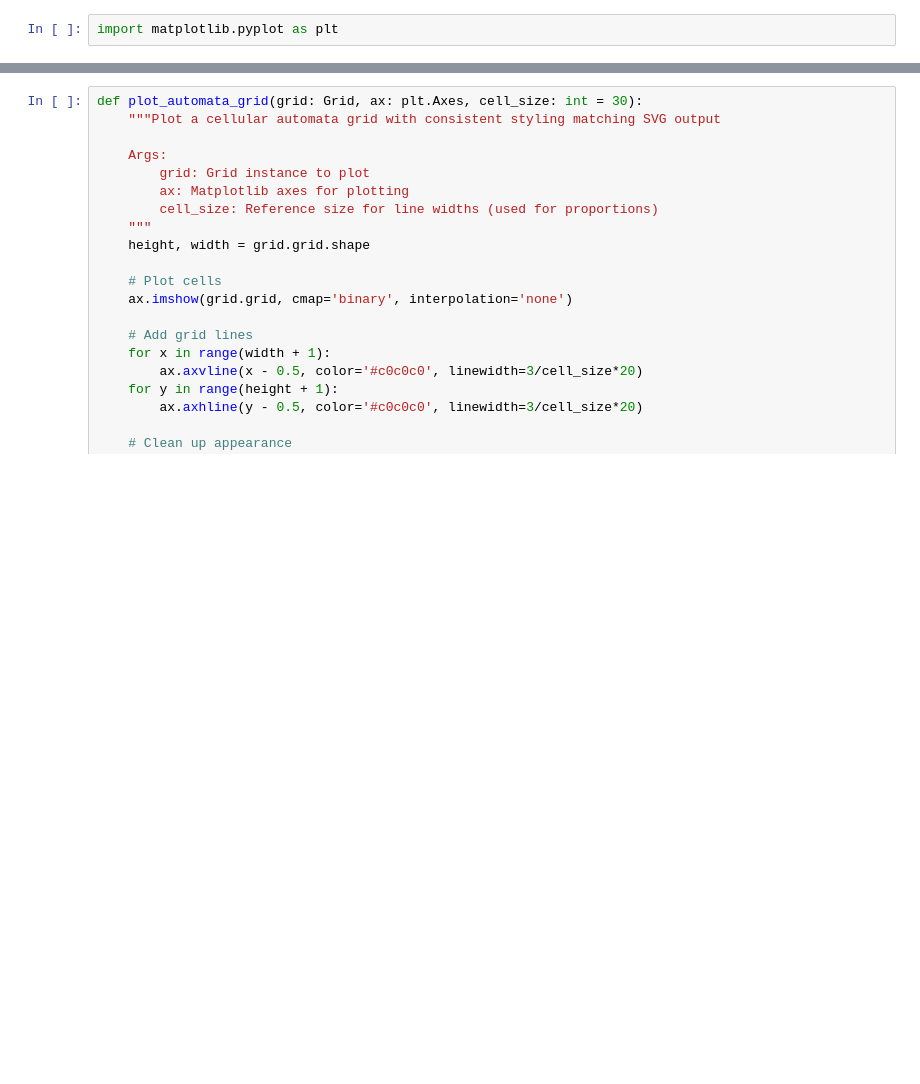
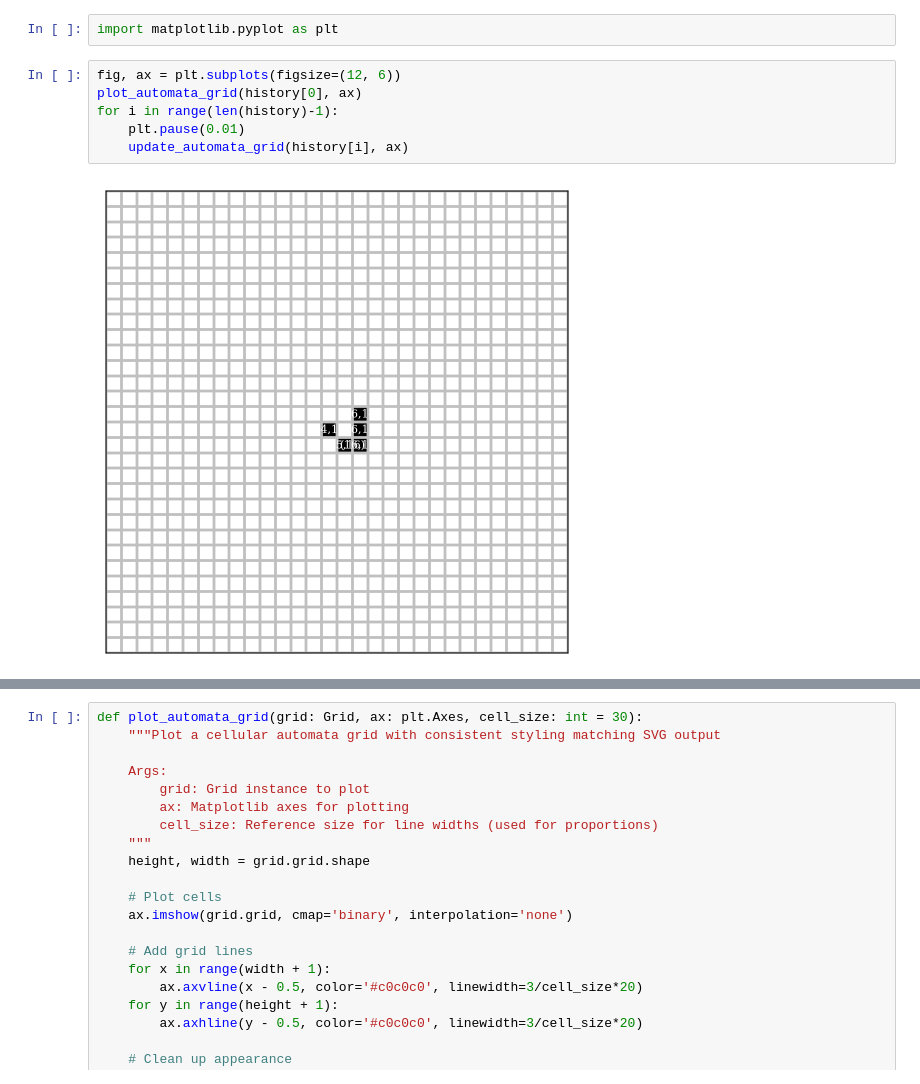
Before and after one commit to Detriatis/COMP69901-Machine-Learning-and-the-Physical-World, a Jupyter notebook: _notebooks/03-01-simulation.ipynb, the cells around one changed output, grey strips where cells are left out. Cells and saved outputs as stored; diff of their text form; blank space fills up the shorter version.

```diff
--- a/_notebooks/03-01-simulation.ipynb
+++ b/_notebooks/03-01-simulation.ipynb
@@ -360,3 +408,11 @@ def generate_wolfram_rule_diagram(rule_number: int) -> str:
     return svg
 # %%
 import matplotlib.pyplot as plt
+# %%
+fig, ax = plt.subplots(figsize=(12, 6))
+plot_automata_grid(history[0], ax)
+for i in range(len(history)-1):
+    plt.pause(0.01)
+    update_automata_grid(history[i], ax)
+# %% [output]
+[figure, added]
```
Also changed, not shown: parts of 28 cells of this notebook, 2 other files.
